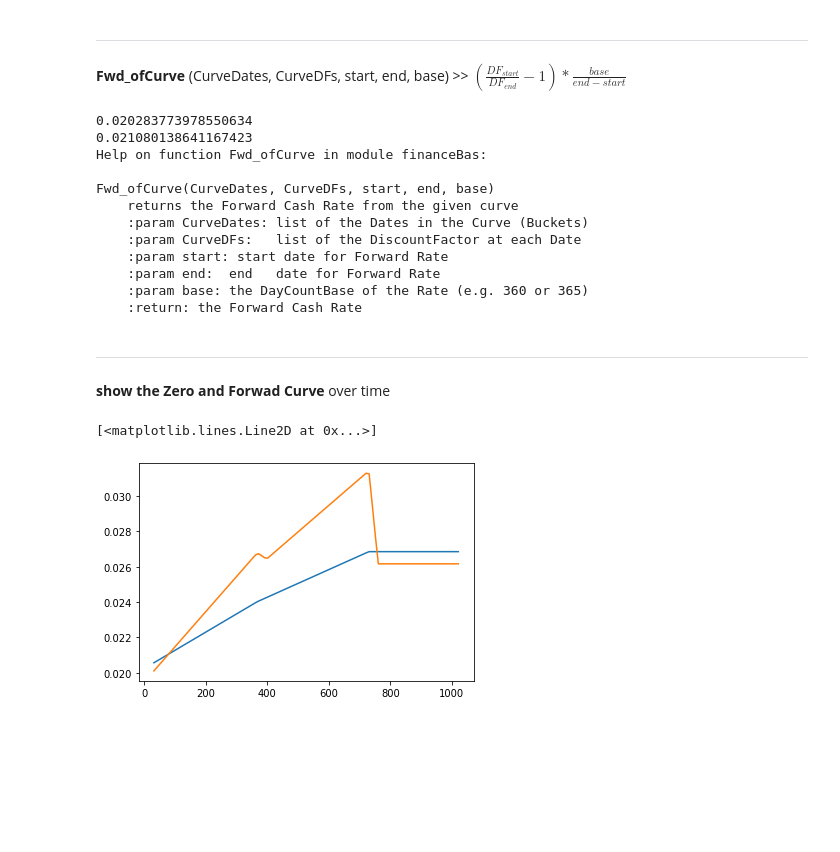
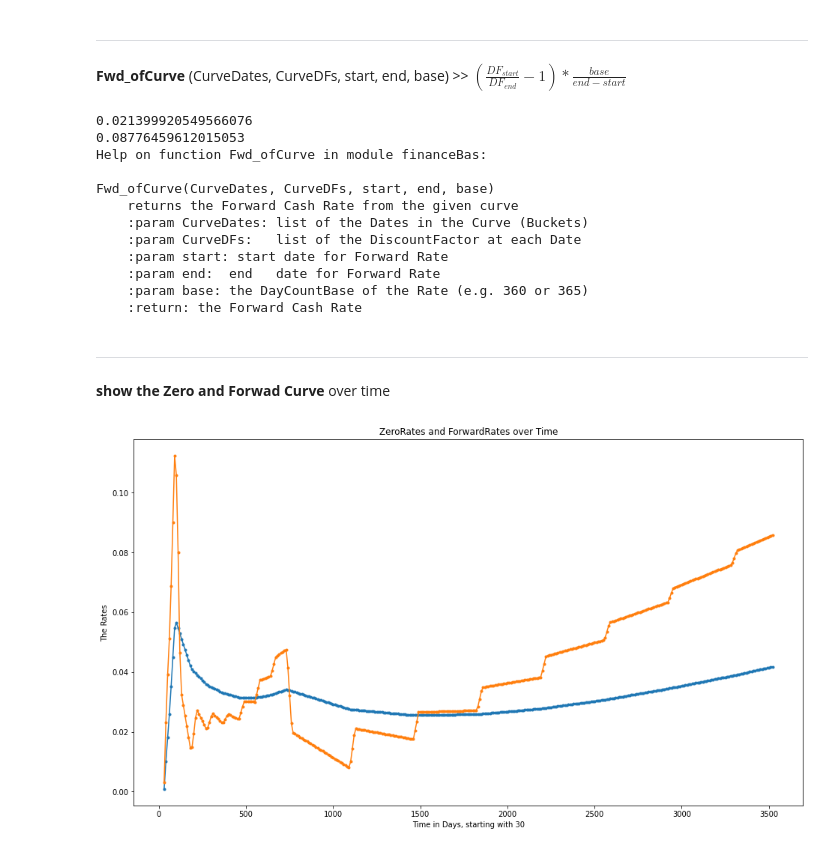
Before and after one commit to adrianphilo/finance, a Jupyter notebook: de/equbotic/finance/financeBas.ipynb, the cells around one changed output. Cells and saved outputs as stored; diff of their text form; code cells hidden in the pictures; blank space fills up the shorter version.

```diff
--- a/de/equbotic/finance/financeBas.ipynb
+++ b/de/equbotic/finance/financeBas.ipynb
@@ -140,0 +116,32 @@ plt.plot(CurveDates, CurveZeros)
+# %%
+CurveDates = list()
+CurveDFs   = list()
+CurveZeros = list()
+
+fiB.addRateToCurve  (CurveDates, CurveDFs, CurveZeros, -0.06643,   1, 360,    0)   # O/N
+fiB.addRateToCurve  (CurveDates, CurveDFs, CurveZeros, -0.06,      1, 360,    1)   # T/N
+fiB.addRateToCurve  (CurveDates, CurveDFs, CurveZeros, -0.019,     7, 360,    2)   # 1W
+fiB.addRateToCurve  (CurveDates, CurveDFs, CurveZeros,  0.008,    31, 360,    2)   # 1M
+fiB.addRateToCurve  (CurveDates, CurveDFs, CurveZeros,  0.031,    62, 360,    2)   # 2M
+fiB.addRateToCurve  (CurveDates, CurveDFs, CurveZeros,  0.06,     92, 360,    2)   # 3M
+
+fiB.addRateToCurve  (CurveDates, CurveDFs, CurveZeros,  0.024,    92, 360,   94)   #  3M- 6M
+fiB.addRateToCurve  (CurveDates, CurveDFs, CurveZeros,  0.0242,   90, 360,  186)   #  6M- 9M
+fiB.addRateToCurve  (CurveDates, CurveDFs, CurveZeros,  0.0246,   91, 360,  276)   #  9M-12M
+fiB.addRateToCurve  (CurveDates, CurveDFs, CurveZeros,  0.0251,   92, 360,  367)   # 12M-15M
+fiB.addRateToCurve  (CurveDates, CurveDFs, CurveZeros,  0.0302,   92, 360,  459)   # 15M-18M
+fiB.addRateToCurve  (CurveDates, CurveDFs, CurveZeros,  0.0381,   91, 360,  551)   # 18M-21M
+fiB.addRateToCurve  (CurveDates, CurveDFs, CurveZeros,  0.0466,   92, 360,  642)   # 21M-24M
+
+fiB.addParCpnToCurve(CurveDates, CurveDFs, CurveZeros,  0.0141,  3, 1096,  734)   #  3yr swap
+fiB.addParCpnToCurve(CurveDates, CurveDFs, CurveZeros,  0.0198,  4, 1461, 1096)   #  4yr swap
+fiB.addParCpnToCurve(CurveDates, CurveDFs, CurveZeros,  0.0276,  5, 1826, 1461)   #  5yr swap
+fiB.addParCpnToCurve(CurveDates, CurveDFs, CurveZeros,  0.0378,  6, 2192, 1826)   #  6yr swap
+fiB.addParCpnToCurve(CurveDates, CurveDFs, CurveZeros,  0.0498,  7, 2557, 2192)   #  7yr swap
+fiB.addParCpnToCurve(CurveDates, CurveDFs, CurveZeros,  0.0625,  8, 2922, 2557)   #  8yr swap
+fiB.addParCpnToCurve(CurveDates, CurveDFs, CurveZeros,  0.0755,  9, 3287, 2922)   #  9yr swap
+fiB.addParCpnToCurve(CurveDates, CurveDFs, CurveZeros,  0.0898, 10, 3653, 3287)   # 10yr swap
+
+print(CurveDates)
+print(CurveDFs)
+CurveZeros
@@ -146,8 +191,8 @@ print( fiB.Fwd_ofCurve(CurveDates, CurveDFs, 10, 40, 360) )
 print( fiB.Fwd_ofCurve(CurveDates, CurveDFs, 50, 80, 360) )
 help  ( fiB.Fwd_ofCurve )
 # %% [output]
-0.020283773978550634
-0.021080138641167423
+0.021399920549566076
+0.08776459612015053
 Help on function Fwd_ofCurve in module financeBas:
 
 Fwd_ofCurve(CurveDates, CurveDFs, start, end, base)
@@ -164,19 +209,23 @@ Fwd_ofCurve(CurveDates, CurveDFs, start, end, base)
 # %%
 cDates = list()
 cZeros = list()
 cFwds  = list()
 
-for ii in range(0, 100):
+for ii in range(0, 350):
   start = 1 + (10*ii)
   end   = start + 30
-  zy    = fiB.zerorate_ofCurve(CurveDates, CurveDFs, end)
+  zy    = fiB.ZeroRate_ofCurve(CurveDates, CurveDFs, end)
   fwd   = fiB.Fwd_ofCurve     (CurveDates, CurveDFs, start, end, 360)
   cDates.append(end)
   cZeros.append(zy)
   cFwds .append(fwd)
 
-plt.plot(cDates, cZeros)
-plt.plot(cDates, cFwds)
+plt.figure(figsize=(16,9))
+plt.plot(cDates, cZeros, marker='.')
+plt.plot(cDates, cFwds, marker='.')
+plt.title("ZeroRates and ForwardRates over Time")
+plt.xlabel("Time in Days, starting with 30")
+plt.ylabel("The Rates")
+plt.show()
 # %% [output]
-[<matplotlib.lines.Line2D at 0x...>]
-[figure, old version]
+[figure, new version]
```
Also changed, not shown: parts of 12 cells of this notebook.
